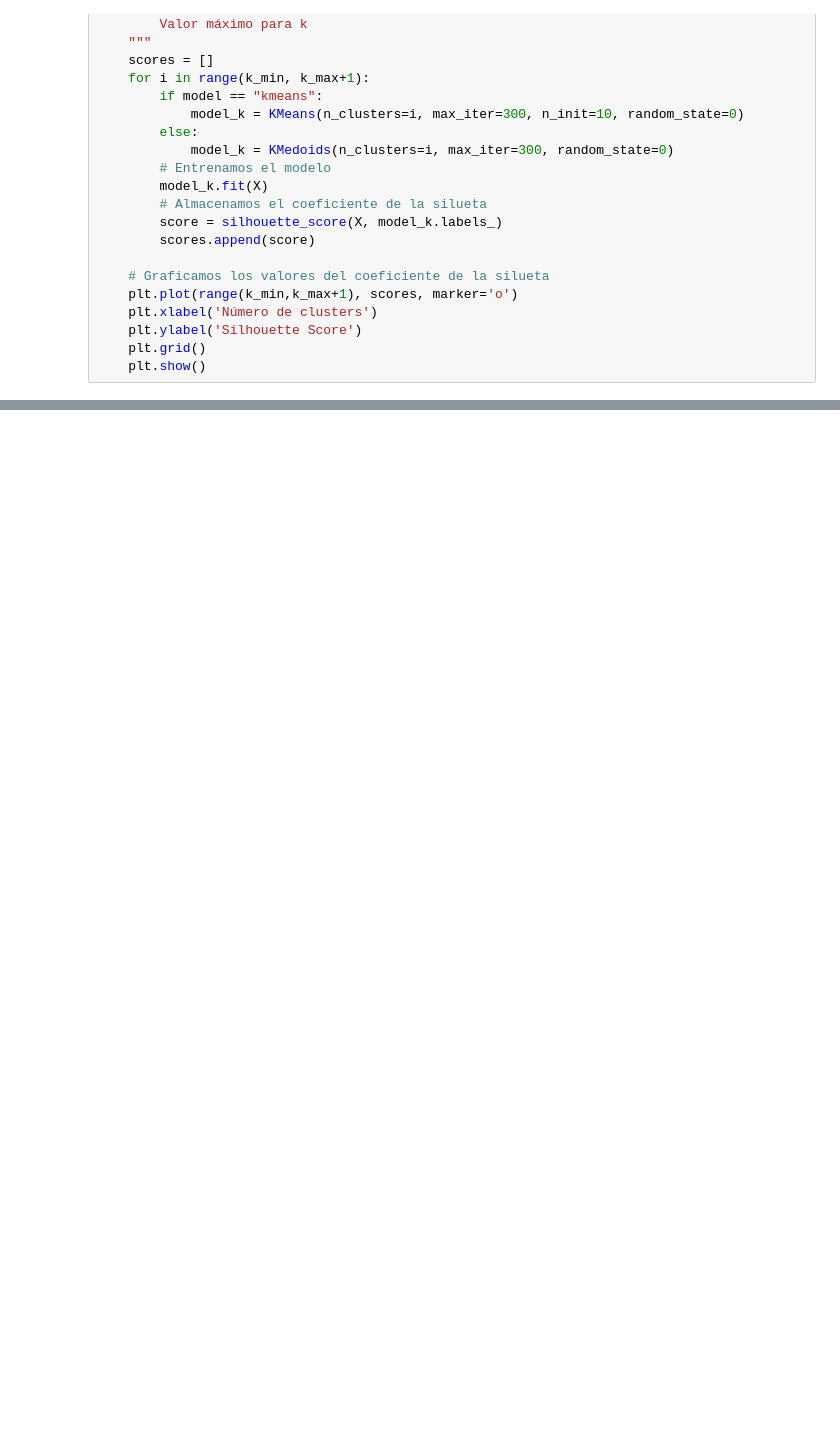
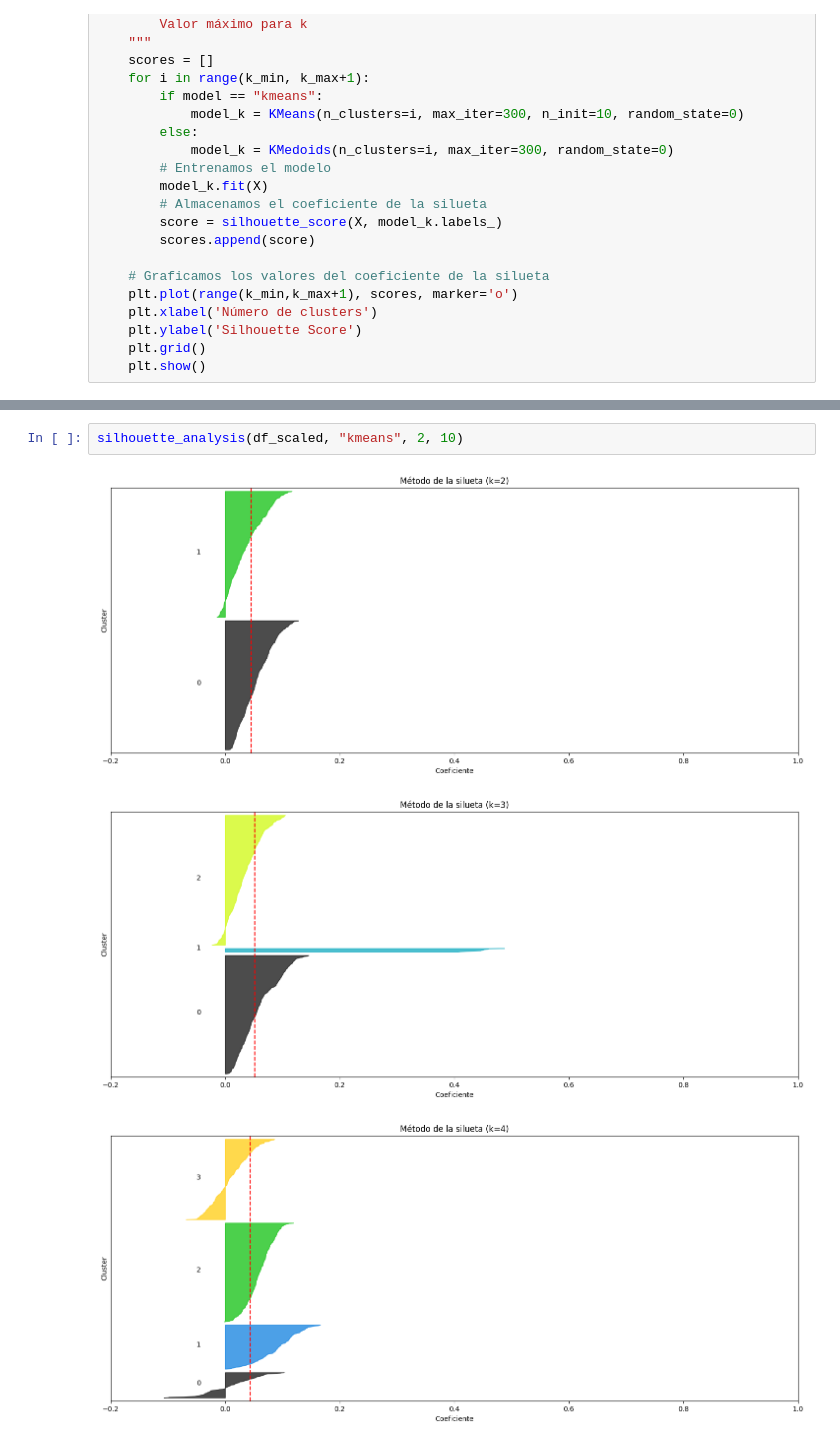
Before and after one commit to NataliaVillegasC/Simulacro-parcial1, a Jupyter notebook: SimulacroNatalia.ipynb, the cells around one changed output, grey strips where cells are left out. Saved outputs shown, nothing was run; the diff lists cells and outputs as text; blank space fills up the shorter version.

```diff
--- a/SimulacroNatalia.ipynb
+++ b/SimulacroNatalia.ipynb
@@ -451,0 +565,6 @@ silhouette_plot(df_scaled, "kmeans", 2, 20)
+# %%
+silhouette_analysis(df_scaled, "kmeans", 2, 10)
+# %% [output]
+[figure, added]
+[figure, added]
+[figure, added]
```
Also changed, not shown: parts of 36 cells of this notebook, 1 other file.
